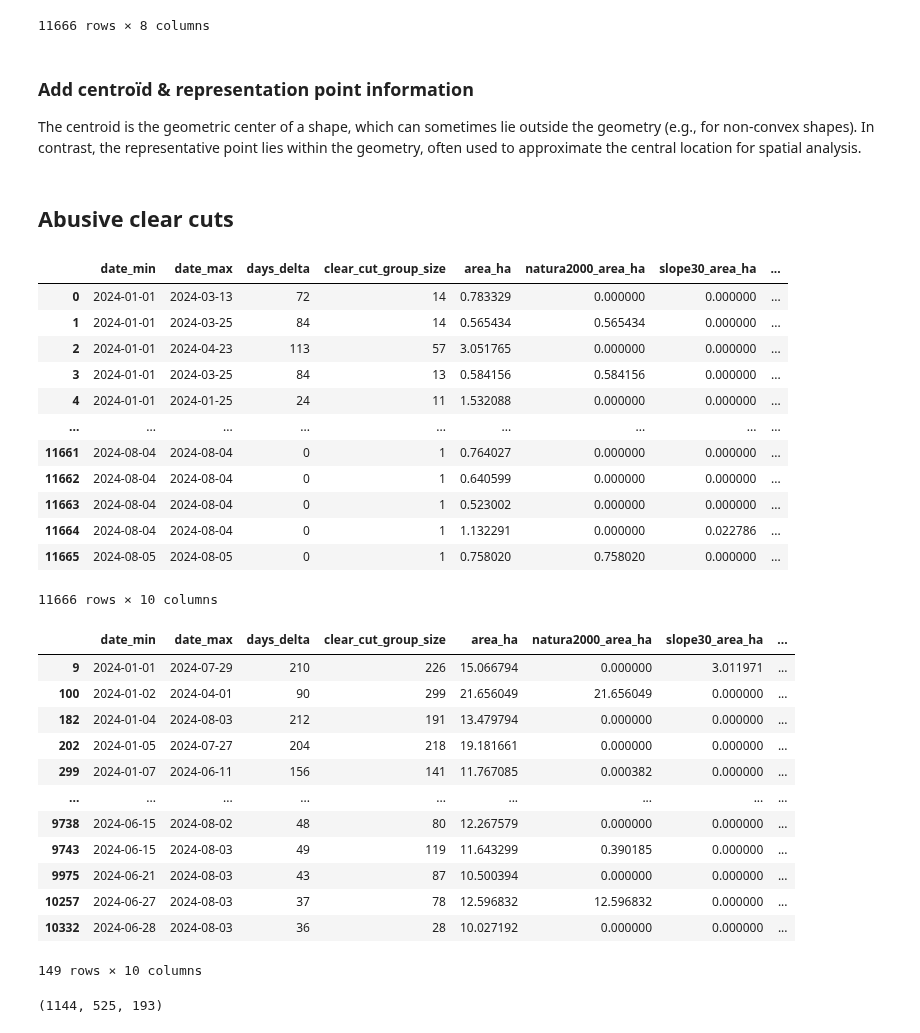
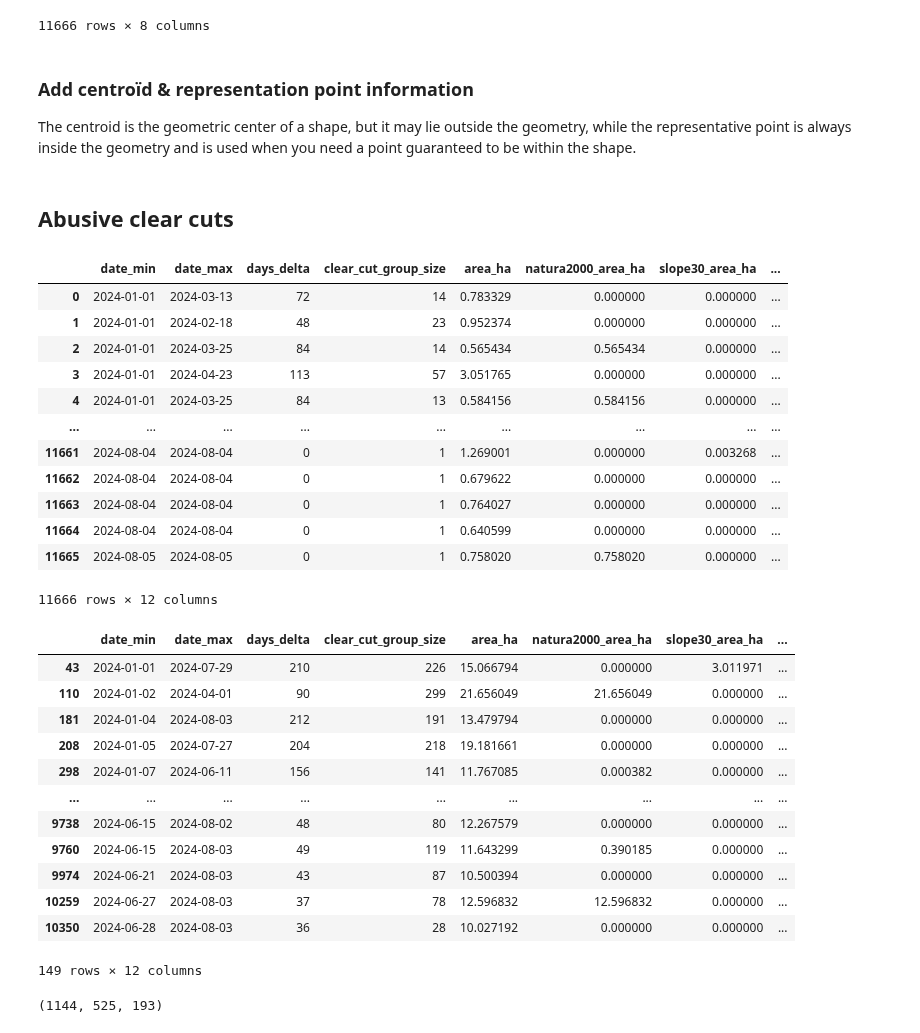
Before and after one commit to dataforgoodfr/13_brigade_coupes_rases, a Jupyter notebook: analytics/notebooks/stats_abusive_clear_cuts.ipynb, the cells around one changed output. Cells and saved outputs as stored; diff of their text form; code cells hidden in the pictures.

```diff
--- a/analytics/notebooks/stats_abusive_clear_cuts.ipynb
+++ b/analytics/notebooks/stats_abusive_clear_cuts.ipynb
@@ -166,67 +168,72 @@ sufosat
 # %% [markdown]
 ### Add centroïd & representation point information
 
-The centroid is the geometric center of a shape, which can sometimes lie outside the geometry (e.g., for non-convex shapes).
-In contrast, the representative point lies within the geometry, often used to approximate the central location for spatial analysis.
+The centroid is the geometric center of a shape, but it may lie outside the geometry, while the representative point is always inside the geometry and is used when you need a point guaranteed to be within the shape.
 # %%
 # TODO: This should have be done in a prior data preparation step
 
-sufosat["centroid"] = sufosat.geometry.centroid
-sufosat["representative_point"] = sufosat.geometry.representative_point()
+# I don't simply do `sufosat["centroid"] = sufosat.geometry` because `gdf.to_file()`
+# doesn't support multiple geometries
+sufosat["centroid_x"] = sufosat.geometry.centroid.x
+sufosat["centroid_y"] = sufosat.geometry.centroid.y
+sufosat["representative_point_x"] = sufosat.geometry.representative_point().x
+sufosat["representative_point_y"] = sufosat.geometry.representative_point().y
 # %% [markdown]
 ## Abusive clear cuts
 # %%
 # Reorder columns
 sufosat = sufosat[
     [
         "date_min",
         "date_max",
         "days_delta",
         "clear_cut_group_size",
         "area_ha",
         "natura2000_area_ha",
         "slope30_area_ha",
         "geometry",
-        "centroid",
-        "representative_point",
+        "centroid_x",
+        "centroid_y",
+        "representative_point_x",
+        "representative_point_y",
     ]
 ]
 
 # Sort by date
 sufosat = sufosat.sort_values("date_min").reset_index(drop=True)
 
 sufosat
 # %% [output]
 |  | date_min | date_max | days_delta | clear_cut_group_size | area_ha | natura2000_area_ha | slope30_area_ha | ... |
 | 0 | 2024-01-01 | 2024-03-13 | 72 | 14 | 0.783329 | 0.000000 | 0.000000 | ... |
-| 1 | 2024-01-01 | 2024-03-25 | 84 | 14 | 0.565434 | 0.565434 | 0.000000 | ... |
-| 2 | 2024-01-01 | 2024-04-23 | 113 | 57 | 3.051765 | 0.000000 | 0.000000 | ... |
-| 3 | 2024-01-01 | 2024-03-25 | 84 | 13 | 0.584156 | 0.584156 | 0.000000 | ... |
-| 4 | 2024-01-01 | 2024-01-25 | 24 | 11 | 1.532088 | 0.000000 | 0.000000 | ... |
+| 1 | 2024-01-01 | 2024-02-18 | 48 | 23 | 0.952374 | 0.000000 | 0.000000 | ... |
+| 2 | 2024-01-01 | 2024-03-25 | 84 | 14 | 0.565434 | 0.565434 | 0.000000 | ... |
+| 3 | 2024-01-01 | 2024-04-23 | 113 | 57 | 3.051765 | 0.000000 | 0.000000 | ... |
+| 4 | 2024-01-01 | 2024-03-25 | 84 | 13 | 0.584156 | 0.584156 | 0.000000 | ... |
 | ... | ... | ... | ... | ... | ... | ... | ... | ... |
-| 11661 | 2024-08-04 | 2024-08-04 | 0 | 1 | 0.764027 | 0.000000 | 0.000000 | ... |
-| 11662 | 2024-08-04 | 2024-08-04 | 0 | 1 | 0.640599 | 0.000000 | 0.000000 | ... |
-| 11663 | 2024-08-04 | 2024-08-04 | 0 | 1 | 0.523002 | 0.000000 | 0.000000 | ... |
-| 11664 | 2024-08-04 | 2024-08-04 | 0 | 1 | 1.132291 | 0.000000 | 0.022786 | ... |
+| 11661 | 2024-08-04 | 2024-08-04 | 0 | 1 | 1.269001 | 0.000000 | 0.003268 | ... |
+| 11662 | 2024-08-04 | 2024-08-04 | 0 | 1 | 0.679622 | 0.000000 | 0.000000 | ... |
+| 11663 | 2024-08-04 | 2024-08-04 | 0 | 1 | 0.764027 | 0.000000 | 0.000000 | ... |
+| 11664 | 2024-08-04 | 2024-08-04 | 0 | 1 | 0.640599 | 0.000000 | 0.000000 | ... |
 | 11665 | 2024-08-05 | 2024-08-05 | 0 | 1 | 0.758020 | 0.758020 | 0.000000 | ... |
-11666 rows × 10 columns
+11666 rows × 12 columns
 # %%
 # Abusive clear cuts with an area >= 10 hectares
 sufosat[sufosat["area_ha"] >= 10]
 # %% [output]
 |  | date_min | date_max | days_delta | clear_cut_group_size | area_ha | natura2000_area_ha | slope30_area_ha | ... |
-| 9 | 2024-01-01 | 2024-07-29 | 210 | 226 | 15.066794 | 0.000000 | 3.011971 | ... |
-| 100 | 2024-01-02 | 2024-04-01 | 90 | 299 | 21.656049 | 21.656049 | 0.000000 | ... |
-| 182 | 2024-01-04 | 2024-08-03 | 212 | 191 | 13.479794 | 0.000000 | 0.000000 | ... |
-| 202 | 2024-01-05 | 2024-07-27 | 204 | 218 | 19.181661 | 0.000000 | 0.000000 | ... |
-| 299 | 2024-01-07 | 2024-06-11 | 156 | 141 | 11.767085 | 0.000382 | 0.000000 | ... |
+| 43 | 2024-01-01 | 2024-07-29 | 210 | 226 | 15.066794 | 0.000000 | 3.011971 | ... |
+| 110 | 2024-01-02 | 2024-04-01 | 90 | 299 | 21.656049 | 21.656049 | 0.000000 | ... |
+| 181 | 2024-01-04 | 2024-08-03 | 212 | 191 | 13.479794 | 0.000000 | 0.000000 | ... |
+| 208 | 2024-01-05 | 2024-07-27 | 204 | 218 | 19.181661 | 0.000000 | 0.000000 | ... |
+| 298 | 2024-01-07 | 2024-06-11 | 156 | 141 | 11.767085 | 0.000382 | 0.000000 | ... |
 | ... | ... | ... | ... | ... | ... | ... | ... | ... |
 | 9738 | 2024-06-15 | 2024-08-02 | 48 | 80 | 12.267579 | 0.000000 | 0.000000 | ... |
-| 9743 | 2024-06-15 | 2024-08-03 | 49 | 119 | 11.643299 | 0.390185 | 0.000000 | ... |
-| 9975 | 2024-06-21 | 2024-08-03 | 43 | 87 | 10.500394 | 0.000000 | 0.000000 | ... |
-| 10257 | 2024-06-27 | 2024-08-03 | 37 | 78 | 12.596832 | 12.596832 | 0.000000 | ... |
-| 10332 | 2024-06-28 | 2024-08-03 | 36 | 28 | 10.027192 | 0.000000 | 0.000000 | ... |
+| 9760 | 2024-06-15 | 2024-08-03 | 49 | 119 | 11.643299 | 0.390185 | 0.000000 | ... |
+| 9974 | 2024-06-21 | 2024-08-03 | 43 | 87 | 10.500394 | 0.000000 | 0.000000 | ... |
+| 10259 | 2024-06-27 | 2024-08-03 | 37 | 78 | 12.596832 | 12.596832 | 0.000000 | ... |
+| 10350 | 2024-06-28 | 2024-08-03 | 36 | 28 | 10.027192 | 0.000000 | 0.000000 | ... |
-149 rows × 10 columns
+149 rows × 12 columns
 # %%
 # Abusive clear cuts within a Natura2000 area
 (
```
Also changed, not shown: parts of 6 cells of this notebook.
